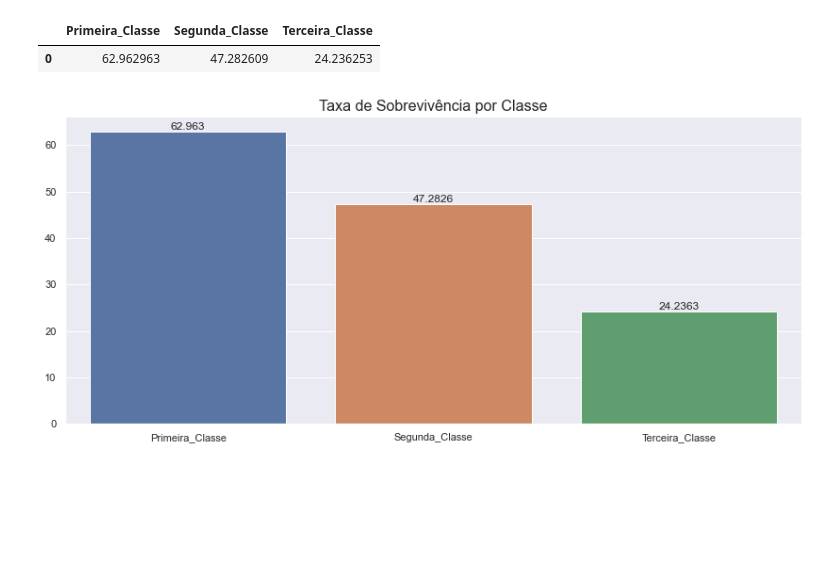
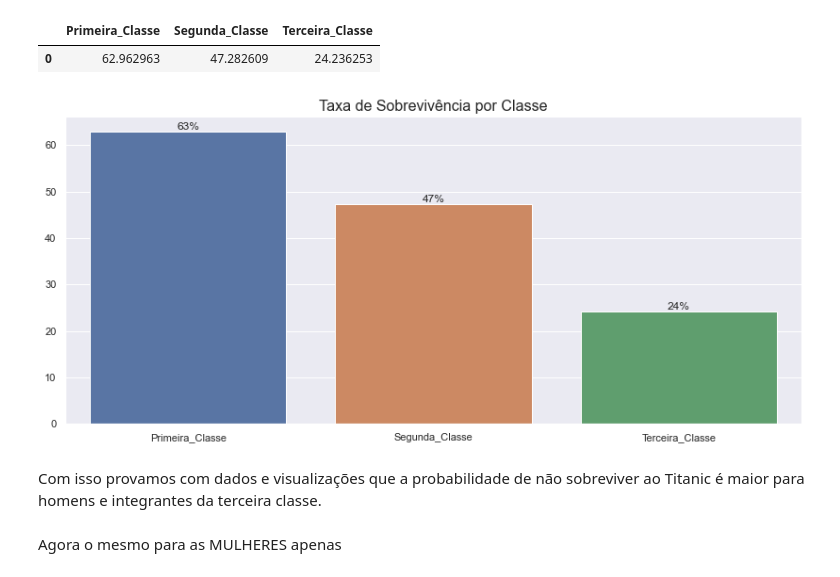
Before and after one commit to Rebeque/Titanic---Quem-sobreviveria-ETL-EDA-ML-Deploy-HTML-CSS-, a Jupyter notebook: Notebook_Titanic_Quem sobreviveria_v0.1.ipynb, the cells around one changed output. Drawn from its saved outputs; the diff is of its cells as text; code cells hidden in the pictures; blank space fills up the shorter version.

Commit message:
Início da criação do modelo fim das visualizações

```diff
--- a/Notebook_Titanic_Quem sobreviveria_v0.1.ipynb
+++ b/Notebook_Titanic_Quem sobreviveria_v0.1.ipynb
@@ -543,19 +546,37 @@ Name: Nome, dtype: int64
                1   2    3          1   2    3
 0             80  97  372        136  87  119
 # %%
+# Usando a função LOC do pandas para não digitar os valores manualmente
+localiza_primeira_c = df_treino.groupby(['Classe_Passageiro'])['Nome'].count().loc['1'] # Encontrando primeira classe
+localiza_sobrev_primeira_c_zero = df_classe.loc[0, 'Sobreviveu'] # Encontrando sobreviventes da primeira classe level_0
+localiza_sobrev_primeira_c_loc = localiza_sobrev_primeira_c_zero.loc['1'] # Encontrando sobreviventes da primeira classe level_1
+
+#-------------------------------------------------
+
+localiza_segunda_c = df_treino.groupby(['Classe_Passageiro'])['Nome'].count().loc['2'] # Encontrando segunda classe
+localiza_sobrev_seg_c = df_classe.loc[0, 'Sobreviveu'] # Encontrando sobreviventes da segunda classe level_0
+localiza_sobrev_seg_c_loc = localiza_sobrev_seg_c.loc['2'] # Encontrando sobreviventes da segunda classe level_1
+
+#-------------------------------------------------
+
+localiza_terceira_c = df_treino.groupby(['Classe_Passageiro'])['Nome'].count().loc['3'] # Encontrando terceira classe
+localiza_sobrev_terc_c = df_classe.loc[0, 'Sobreviveu'] # Encontrando sobreviventes da terceira classe level_0
+localiza_sobrev_terc_c_loc = localiza_sobrev_terc_c.loc['3'] # Encontrando sobreviventes da terceira classe level_1
+
+
 # Gerando taxa de sobrevivência para cada classe
-primeira_c = 216
-sobrev_primeira_c = 136
-taxa_primeira_c = (sobrev_primeira_c * 100) / primeira_c
-print("Taxa de Sobrevivência Primeira Classe: {:,.0f}%".format(taxa_primeira_c))
+primeira_c = localiza_primeira_c
+sobrev_primeira_c = localiza_sobrev_primeira_c_loc
+taxa_primeira_c = (sobrev_primeira_c * 100) / primeira_c # Cálculo simples para porcentagem
+print("Taxa de Sobrevivência Primeira Classe: {:,.0f}%".format(taxa_primeira_c)) # Formatação da exibição
 
-segunda_c = 184
-sobrev_segunda_c = 87
+segunda_c = localiza_segunda_c
+sobrev_segunda_c = localiza_sobrev_seg_c_loc
 taxa_segunda_c = (sobrev_segunda_c * 100) / segunda_c
 print("Taxa de Sobrevivência Segunda Classe: {:,.0f}%".format(taxa_segunda_c))
 
-terceira_c = 491
-sobrev_terceira_c = 119
+terceira_c = localiza_terceira_c
+sobrev_terceira_c = localiza_sobrev_terc_c_loc
 taxa_terceira_c = (sobrev_terceira_c * 100) / terceira_c
 print("Taxa de Sobrevivência Terceira Classe: {:,.0f}%".format(taxa_terceira_c))
 # %% [output]
@@ -576,9 +597,11 @@ df_taxa_sobrevivencias
 # %%
 # Gerando um gráfico
 ax = sns.barplot(data=df_taxa_sobrevivencias)
 plt.title('Taxa de Sobrevivência por Classe', fontsize=16)
 for i in ax.containers:
-    ax.bar_label(i,)
+    ax.bar_label(i , fmt='%.0f%%') # Formato de porcentagem no gráfico atributo fmt
 plt.show()
 # %% [output]
-[figure, old version]
+[figure, new version]
+# %% [markdown]
+Com isso provamos com dados e visualizações que a probabilidade de não sobreviver ao Titanic é maior para homens e integrantes da terceira classe.
@@ -584,0 +622,2 @@ plt.show()
+# %% [markdown]
+Agora o mesmo para as MULHERES apenas
```
Also changed, not shown: parts of 15 cells of this notebook.
